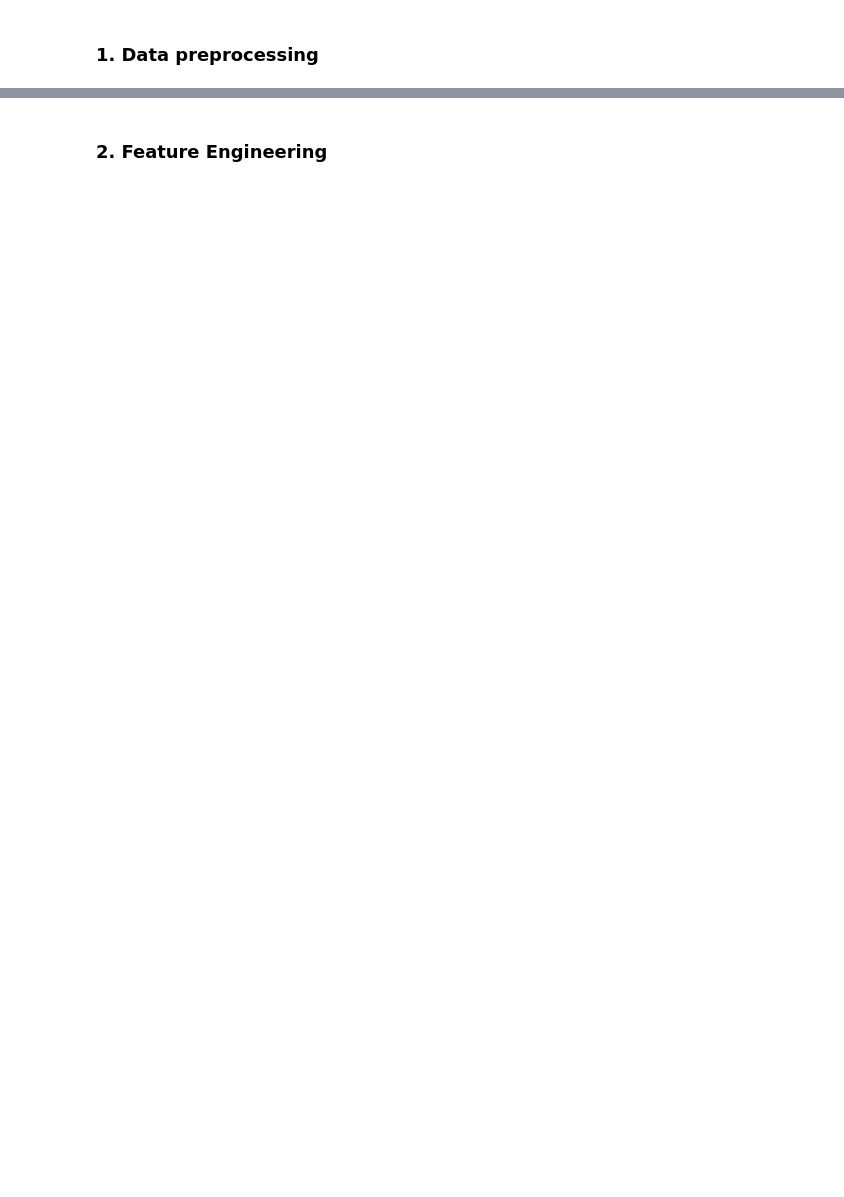
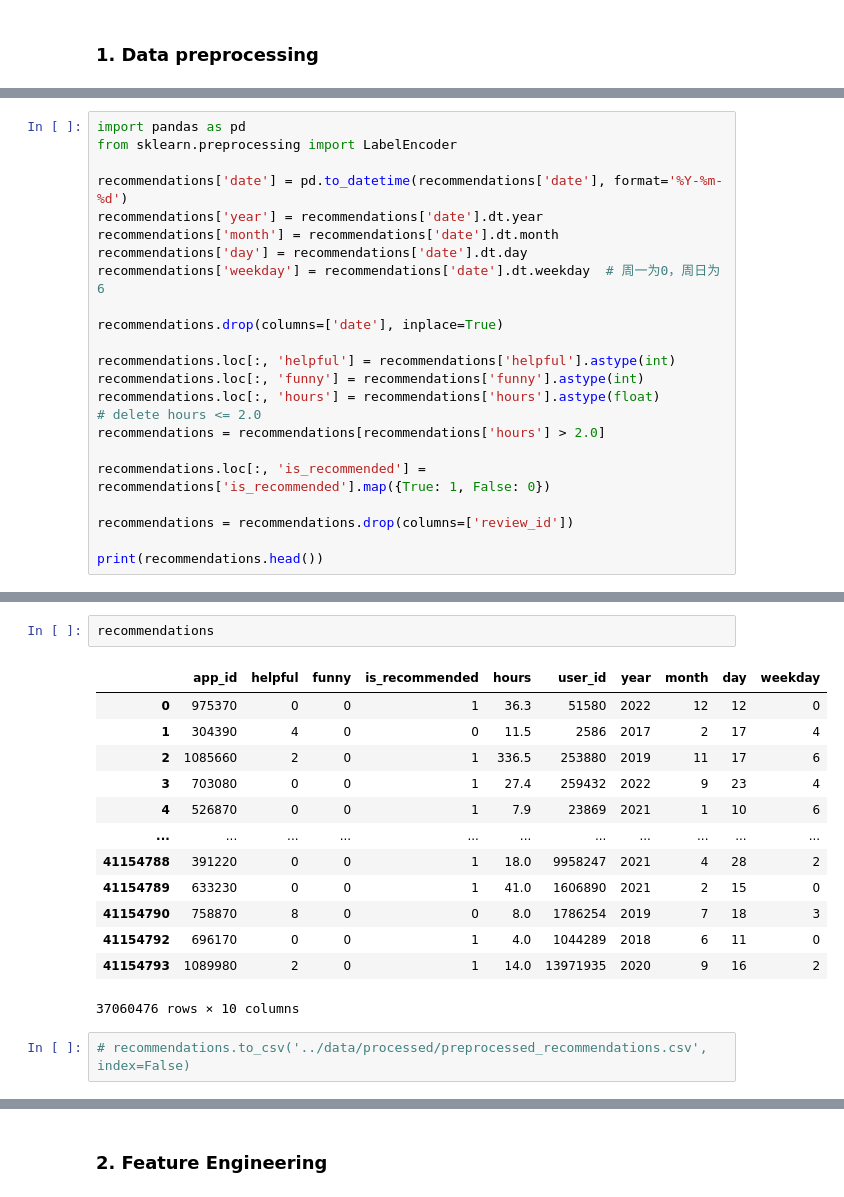
Before and after one commit to GinoShun/Steam-Game-Recommendation-System, a Jupyter notebook: notebook/train.ipynb, the cells around one changed output, grey strips where cells are left out. Saved outputs shown, nothing was run; the diff lists cells and outputs as text; blank space fills up the shorter version.

```diff
--- a/notebook/train.ipynb
+++ b/notebook/train.ipynb
@@ -42,0 +244,23 @@ games_metadata = pd.json_normalize(games_metadata_list)
+# %%
+import pandas as pd
+from sklearn.preprocessing import LabelEncoder
+
+recommendations['date'] = pd.to_datetime(recommendations['date'], format='%Y-%m-%d')
+recommendations['year'] = recommendations['date'].dt.year
+recommendations['month'] = recommendations['date'].dt.month
+recommendations['day'] = recommendations['date'].dt.day
+recommendations['weekday'] = recommendations['date'].dt.weekday  # 周一为0，周日为6
+
+recommendations.drop(columns=['date'], inplace=True)
+
+recommendations.loc[:, 'helpful'] = recommendations['helpful'].astype(int)
+recommendations.loc[:, 'funny'] = recommendations['funny'].astype(int)
+recommendations.loc[:, 'hours'] = recommendations['hours'].astype(float)
+# delete hours <= 2.0
+recommendations = recommendations[recommendations['hours'] > 2.0]
+
+recommendations.loc[:, 'is_recommended'] = recommendations['is_recommended'].map({True: 1, False: 0})
+
+recommendations = recommendations.drop(columns=['review_id'])
+
+print(recommendations.head())
@@ -42,0 +281,18 @@ games_metadata = pd.json_normalize(games_metadata_list)
+# %%
+recommendations
+# %% [output]
+|  | app_id | helpful | funny | is_recommended | hours | user_id | year | month | day | weekday |
+| 0 | 975370 | 0 | 0 | 1 | 36.3 | 51580 | 2022 | 12 | 12 | 0 |
+| 1 | 304390 | 4 | 0 | 0 | 11.5 | 2586 | 2017 | 2 | 17 | 4 |
+| 2 | 1085660 | 2 | 0 | 1 | 336.5 | 253880 | 2019 | 11 | 17 | 6 |
+| 3 | 703080 | 0 | 0 | 1 | 27.4 | 259432 | 2022 | 9 | 23 | 4 |
+| 4 | 526870 | 0 | 0 | 1 | 7.9 | 23869 | 2021 | 1 | 10 | 6 |
+| ... | ... | ... | ... | ... | ... | ... | ... | ... | ... | ... |
+| 41154788 | 391220 | 0 | 0 | 1 | 18.0 | 9958247 | 2021 | 4 | 28 | 2 |
+| 41154789 | 633230 | 0 | 0 | 1 | 41.0 | 1606890 | 2021 | 2 | 15 | 0 |
+| 41154790 | 758870 | 8 | 0 | 0 | 8.0 | 1786254 | 2019 | 7 | 18 | 3 |
+| 41154792 | 696170 | 0 | 0 | 1 | 4.0 | 1044289 | 2018 | 6 | 11 | 0 |
+| 41154793 | 1089980 | 2 | 0 | 1 | 14.0 | 13971935 | 2020 | 9 | 16 | 2 |
+37060476 rows × 10 columns
+# %%
+# recommendations.to_csv('../data/processed/preprocessed_recommendations.csv', index=False)
```
Also changed, not shown: parts of 59 cells of this notebook, 4 other files.
